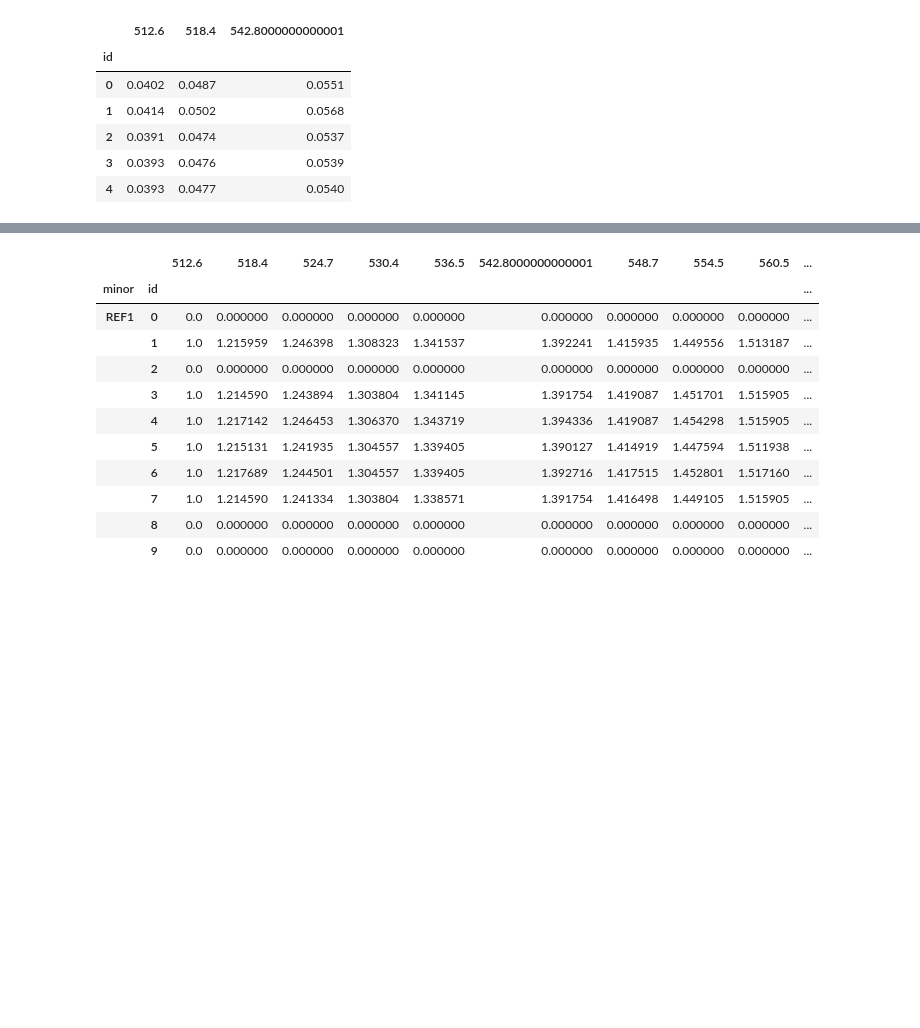
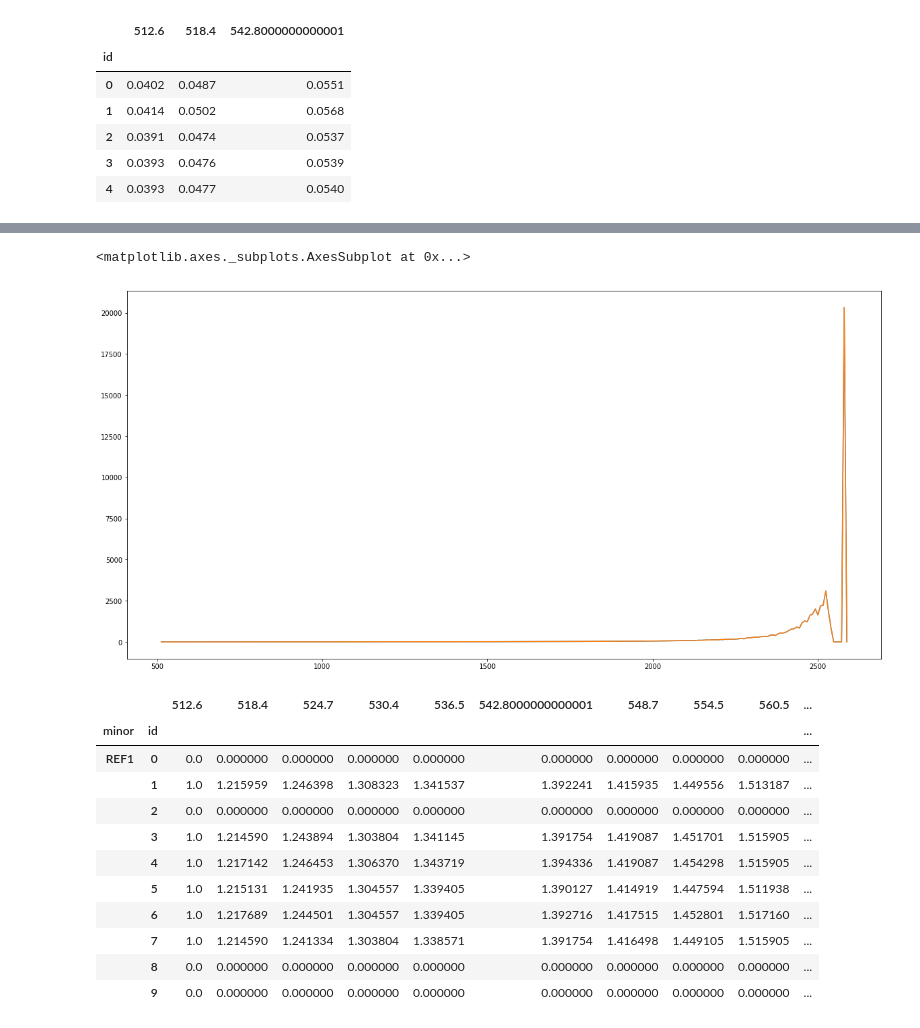
Before and after one commit to jlaura/PyHAT, a Jupyter notebook: notebooks/SP Example.ipynb, the cells around one changed output, grey strips where cells are left out. Cells and saved outputs as stored; diff of their text form; code cells hidden in the pictures; blank space fills up the shorter version.

```diff
--- a/notebooks/SP Example.ipynb
+++ b/notebooks/SP Example.ipynb
@@ -145,3 +159,9 @@ ref.loc['REF1'].head()
+# %%
+lincorr(spectrum).plot()
+spectrum.linear_correction().plot()
+# %% [output]
+<matplotlib.axes._subplots.AxesSubplot at 0x...>
+[figure, added]
 # %%
 # Perform linear continuum correction on a single spectrum
 # may be suffering from underflow
```
Also changed, not shown: parts of 3 cells of this notebook.
